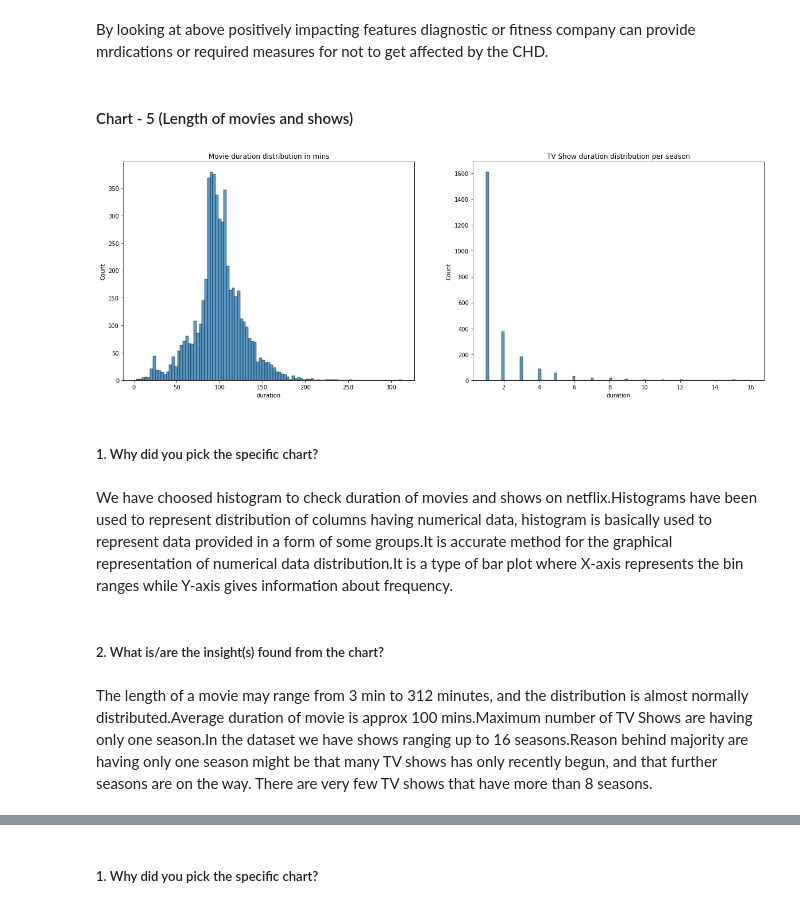
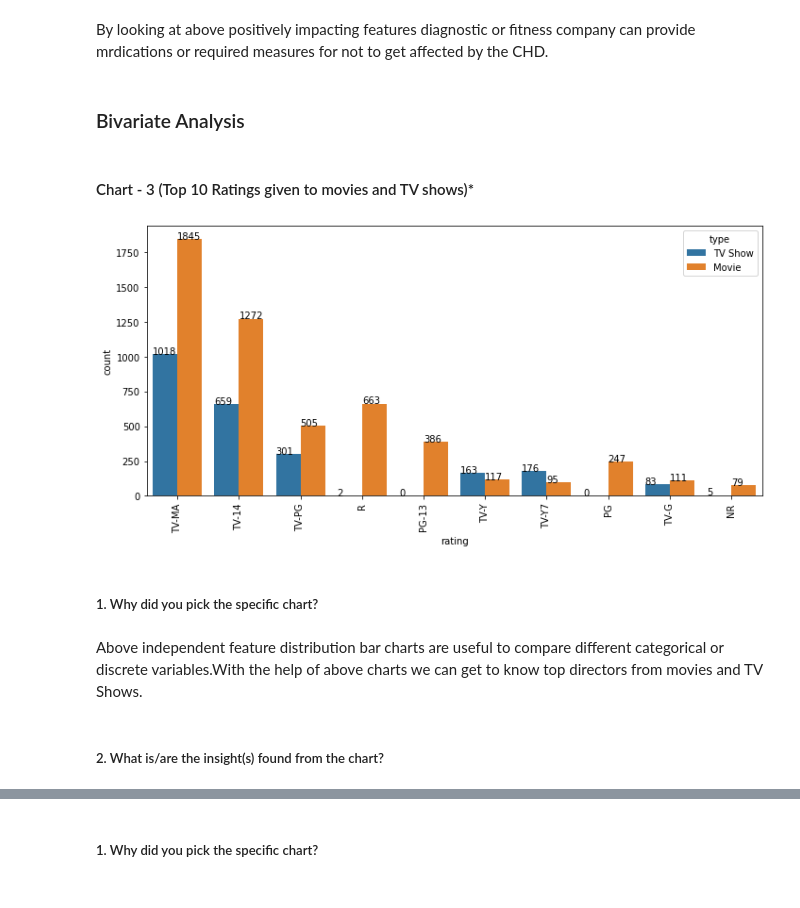
Before and after one commit to manjirikulkarni03/NETFLIX-MOVIES-AND-TV-SHOWS-CLUSTERING, a Jupyter notebook: INDIVIDUAL_NETFLIX_MOVIES_AND_TV_SHOWS_CLUSTERING.ipynb, the cells around one changed output, grey strips where cells are left out. Saved outputs shown, nothing was run; the diff lists cells and outputs as text; code cells hidden in the pictures.

```diff
--- a/INDIVIDUAL_NETFLIX_MOVIES_AND_TV_SHOWS_CLUSTERING.ipynb
+++ b/INDIVIDUAL_NETFLIX_MOVIES_AND_TV_SHOWS_CLUSTERING.ipynb
@@ -388,6 +377,0 @@ As we can see number of TV Shows are approx 70% while movies are approx 31%.Netf
-# %%
-plt.figure(figsize=(10,7))
-
-ax=sns.countplot(netflix['rating'],palette='Set2',edgecolor='black')
-for p in ax.patches:
-   ax.annotate('{:.1f}%'.format(100 * p.get_height()/float(len(netflix['rating']))), (p.get_x()+0.25, p.get_height()+0.01))
@@ -411,13 +379,0 @@ By looking at above positively impacting features diagnostic or fitness company
-# %%
-plt.figure(figsize=(20,7))
-
-plt.subplot(1,2,1)
-ax=sns.countplot(netflix['date_added_Year'],palette='Set2',edgecolor='black')
-for p in ax.patches:
-   ax.annotate('{:.1f}%'.format(100 * p.get_height()/float(len(netflix['date_added_Year']))), (p.get_x()+0.25, p.get_height()+0.01))
-
-plt.subplot(1,2,2)
-ax=sns.countplot(netflix['date_added_Month'],palette='Set2',edgecolor='black')
-for p in ax.patches:
-   ax.annotate('{:.1f}%'.format(100 * p.get_height()/float(len(netflix['date_added_Month']))), (p.get_x()+0.25, p.get_height()+0.01))
-plt.show()
@@ -461,29 +398,25 @@ Netflix has greater number of new movies / TV shows than the old ones.Even we ca
 Are there any insights that lead to negative growth? Justify with specific reason.
 # %% [markdown]
 By looking at above positively impacting features diagnostic or fitness company can provide mrdications or required measures for not to get affected by the CHD.
+# %% [markdown]
+### Bivariate Analysis
 # %% [markdown]
-#### Chart - 5 (Length of movies and shows)
+#### Chart - 3 (Top 10 Ratings given to movies and TV shows)*
-# %%
-# length of movie analysis
-plt.figure(figsize=(20,7))
-
-plt.subplot(1,2,1)
-sns.histplot(x='duration',data=netflix[netflix['type']=='Movie'])
-plt.title('Movie duration distribution in mins')
-
-plt.subplot(1,2,2)
-sns.histplot(x='duration',data=netflix[netflix['type']=='TV Show'])
-plt.title('TV Show duration distribution per season')
-
-plt.show()
-# %% [output]
-[figure, removed]
+# %%
+# Top 10 Ratings given to movies and TV shows
+plt.figure(figsize=(10,5))
+graph = sns.countplot(x="rating", data=netflix, hue='type', order=netflix['rating'].value_counts().index[0:10])
+plt.xticks(rotation=90)
+for p in graph.patches:  #adding value count on the top of bar
+   graph.annotate(format(p.get_height(), '.0f'), (p.get_x(), p.get_height()))
+
+plt.tight_layout()
+plt.show()
+# %% [output]
+[figure, added]
 # %% [markdown]
 ##### 1. Why did you pick the specific chart?
-# %% [markdown]
-We have choosed histogram to check duration of movies and shows on netflix.Histograms have been used to represent distribution of columns having numerical data, histogram is basically used to represent data provided in a form of some groups.It is accurate method for the graphical representation of numerical data distribution.It is a type of bar plot where X-axis represents the bin ranges while Y-axis gives information about frequency.
+# %% [markdown]
+Above independent feature distribution bar charts are useful to compare different categorical or discrete variables.With the help of above charts we can get to know top directors from movies and TV Shows.
 # %% [markdown]
 ##### 2. What is/are the insight(s) found from the chart?
-# %% [markdown]
-The length of a movie may range from 3 min to 312 minutes, and the distribution is almost normally distributed.Average duration of movie is approx 100 mins.Maximum number of TV Shows are having only one season.In the dataset we have shows ranging up to 16 seasons.Reason behind majority are having only one season might be that many TV shows has only recently begun, and that further seasons are on the way.
-There are very few TV shows that have more than 8 seasons.
```
Also changed, not shown: parts of 146 cells of this notebook.
